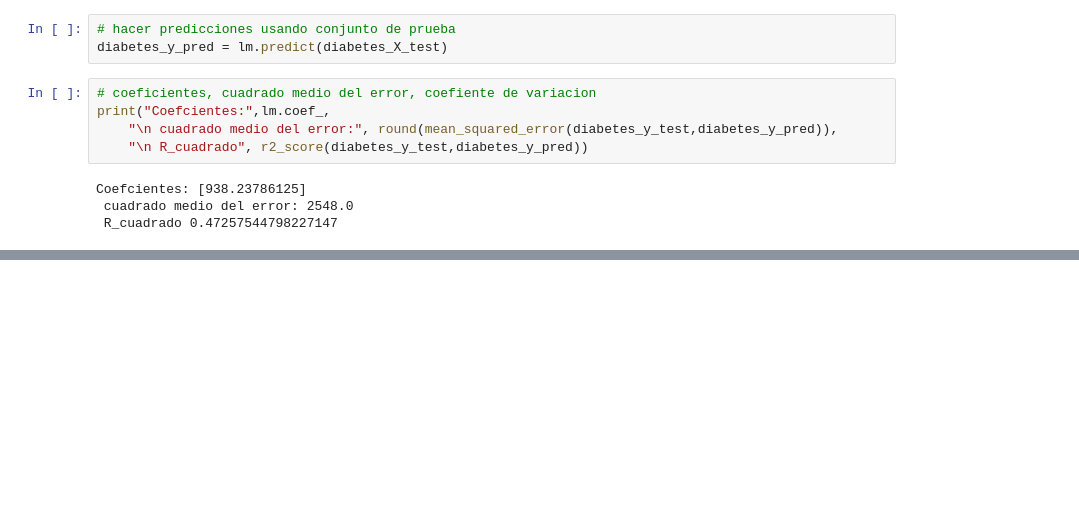
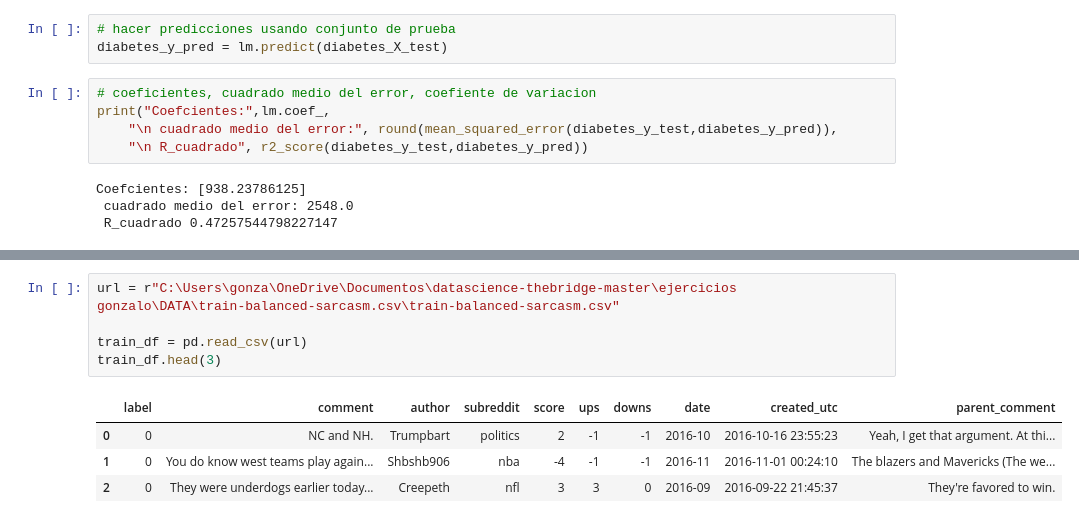
Before and after one commit to gonzalo71/TestGit, a Jupyter notebook: Machine_geron_house_price.ipynb, the cells around one changed output, grey strips where cells are left out. Cells and saved outputs as stored; diff of their text form; blank space fills up the shorter version.

```diff
--- a/Machine_geron_house_price.ipynb
+++ b/Machine_geron_house_price.ipynb
@@ -386,0 +401,10 @@ Coefcientes: [938.23786125]
+# %%
+url = r"C:\Users\gonza\OneDrive\Documentos\datascience-thebridge-master\ejercicios gonzalo\DATA\train-balanced-sarcasm.csv\train-balanced-sarcasm.csv"
+
+train_df = pd.read_csv(url)
+train_df.head(3)
+# %% [output]
+|  | label | comment | author | subreddit | score | ups | downs | date | created_utc | parent_comment |
+| 0 | 0 | NC and NH. | Trumpbart | politics | 2 | -1 | -1 | 2016-10 | 2016-10-16 23:55:23 | Yeah, I get that argument. At thi... |
+| 1 | 0 | You do know west teams play again... | Shbshb906 | nba | -4 | -1 | -1 | 2016-11 | 2016-11-01 00:24:10 | The blazers and Mavericks (The we... |
+| 2 | 0 | They were underdogs earlier today... | Creepeth | nfl | 3 | 3 | 0 | 2016-09 | 2016-09-22 21:45:37 | They're favored to win. |
```
Also changed, not shown: parts of 12 cells of this notebook.
